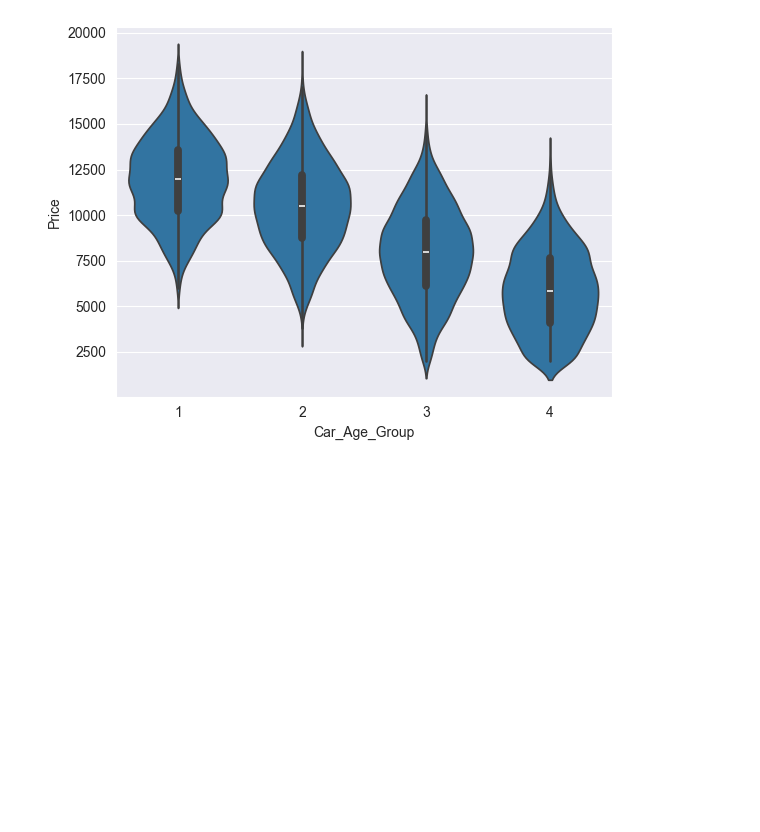
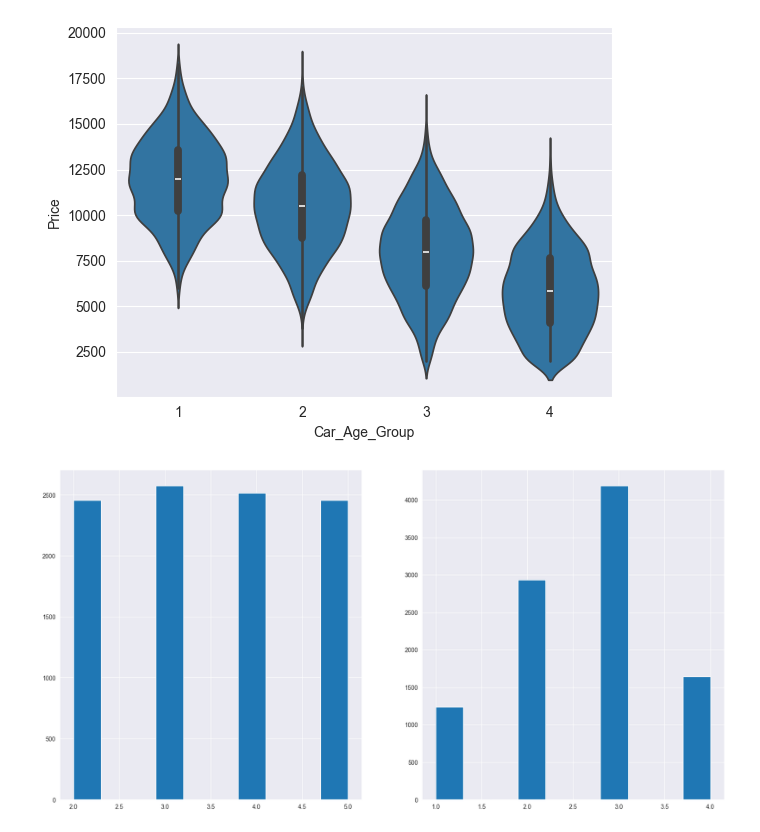
Before and after one commit to ivan-22-3-5/ML_6th_sem, a Jupyter notebook: lab1/lab_1.ipynb, the cells around one changed output. Saved outputs shown, nothing was run; the diff lists cells and outputs as text; code cells hidden in the pictures; blank space fills up the shorter version.

```diff
--- a/lab1/lab_1.ipynb
+++ b/lab1/lab_1.ipynb
@@ -190,3 +201,16 @@ df["Mileage_per_Year"].hist(bins=20, edgecolor="white", grid=False, color="purpl
 # %% [output]
 <Axes: xlabel='Car_Age_Group', ylabel='Price'>
 [figure]
+# %%
+plt.figure(figsize=(20, 10))
+
+plt.subplot(1, 2, 1)
+df['Doors'].hist()
+
+plt.subplot(1, 2, 2)
+df['Car_Age_Group'].hist()
+
+
+plt.show()
+# %% [output]
+[figure, added]
```
Also changed, not shown: parts of 2 cells of this notebook.
